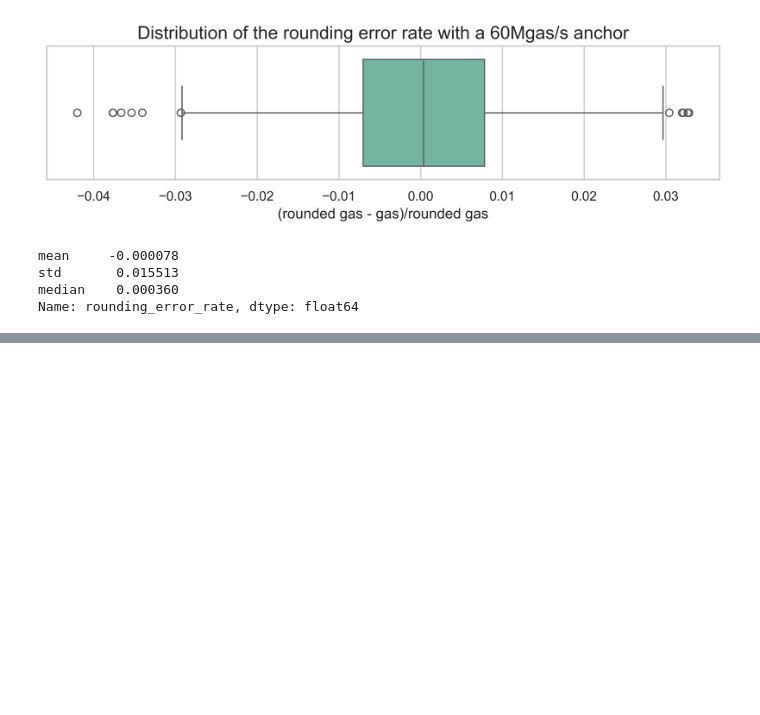
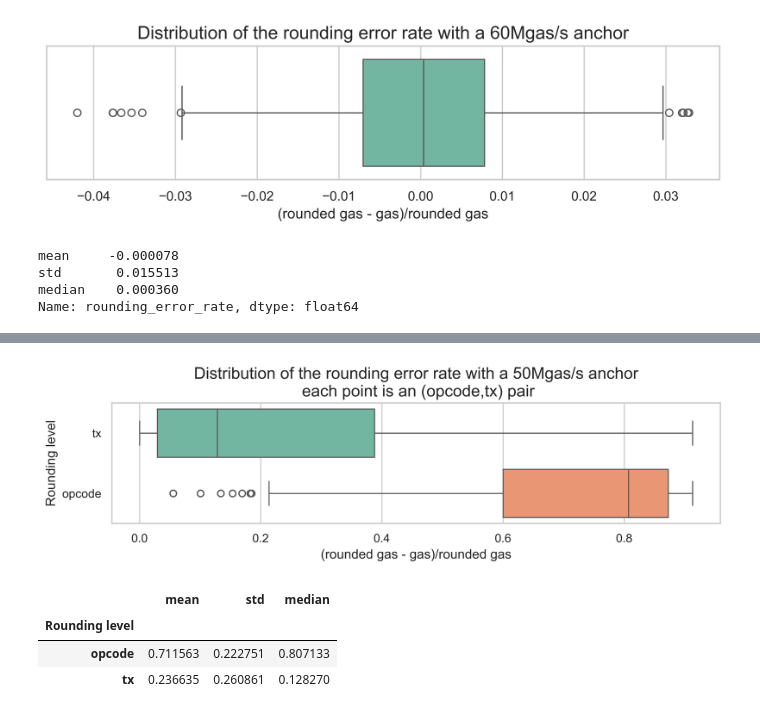
Before and after one commit to misilva73/evm-gas-repricings, a Jupyter notebook: notebooks/2.2-frac-gas-analysis.ipynb, the cells around one changed output, grey strips where cells are left out. Drawn from its saved outputs; the diff is of its cells as text; code cells hidden in the pictures; blank space fills up the shorter version.

```diff
--- a/notebooks/2.2-frac-gas-analysis.ipynb
+++ b/notebooks/2.2-frac-gas-analysis.ipynb
@@ -442,0 +520,29 @@ Name: rounding_error_rate, dtype: float64
+# %%
+op_err_df = (
+    new_gas_df.groupby(["tx_hash", "opcode"])[
+        ["total_op_new_gas", "total_op_new_gas_rounded_3", "total_op_new_gas_rounded_0"]
+    ]
+    .sum()
+    .reset_index()
+)
+op_err_df["total_op_new_gas_rounded_3"] = np.ceil(
+    op_err_df["total_op_new_gas_rounded_3"]
+)
+
+op_err_df["rounding_error_rate_3"] = (
+    np.ceil(op_err_df["total_op_new_gas_rounded_3"]) - op_err_df["total_op_new_gas"]
+) / np.ceil(op_err_df["total_op_new_gas_rounded_3"])
+op_err_df["rounding_error_rate_0"] = (
+    np.ceil(op_err_df["total_op_new_gas_rounded_0"]) - op_err_df["total_op_new_gas"]
+) / np.ceil(op_err_df["total_op_new_gas_rounded_0"])
+
+op_err_df = op_err_df[op_err_df["rounding_error_rate_0"] > 0]
+
+op_err_df = op_err_df.melt(
+    id_vars=["tx_hash", "opcode"],
+    value_vars=["rounding_error_rate_3", "rounding_error_rate_0"],
+    var_name="Rounding level",
+    value_name="rounding_error_rate",
+)
+op_err_df["Rounding level"] = np.where(op_err_df["Rounding level"].str[-1]=="0", "opcode", "tx")
+op_err_df.head()
@@ -442,0 +556,19 @@ Name: rounding_error_rate, dtype: float64
+# %%
+plt.figure(figsize=(10, 2))
+sns.boxplot(data=op_err_df, x="rounding_error_rate", y="Rounding level", hue="Rounding level")
+
+plt.title(
+    "Distribution of the rounding error rate with a 50Mgas/s anchor\n each point is an (opcode,tx) pair"
+)
+plt.ylabel("Rounding level")
+plt.xlabel("(rounded gas - gas)/rounded gas")
+plt.show()
+# %% [output]
+[figure, added]
+# %%
+op_err_df.groupby("Rounding level")["rounding_error_rate"].agg(["mean", "std", "median"])
+# %% [output]
+|  | mean | std | median |
+| Rounding level |  |  |  |
+| opcode | 0.711563 | 0.222751 | 0.807133 |
+| tx | 0.236635 | 0.260861 | 0.128270 |
```
Also changed, not shown: parts of 11 cells of this notebook, 2 other files.
